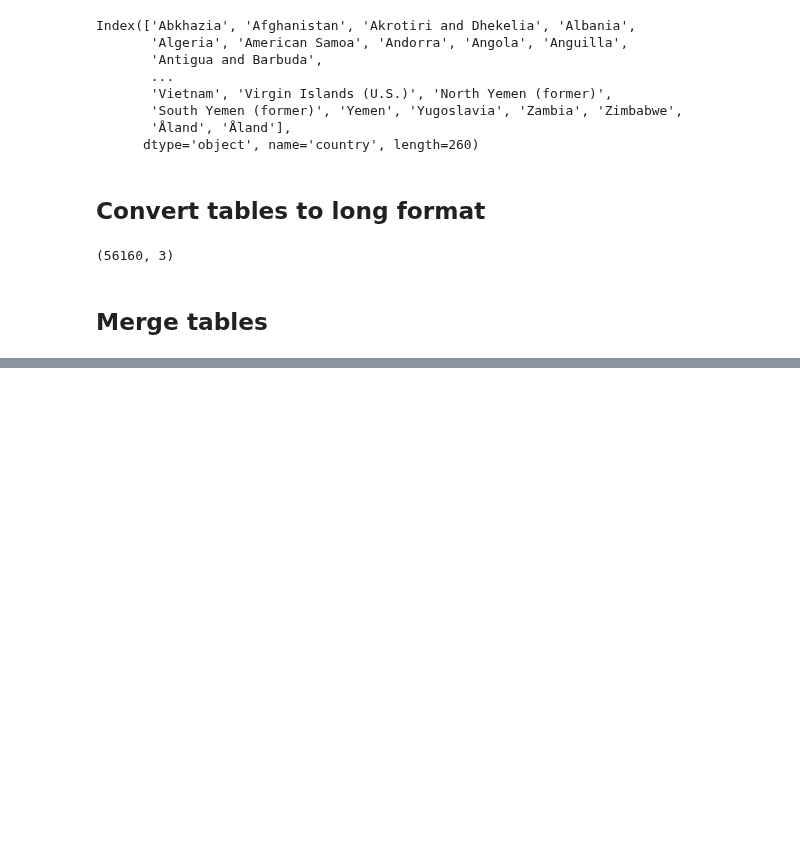
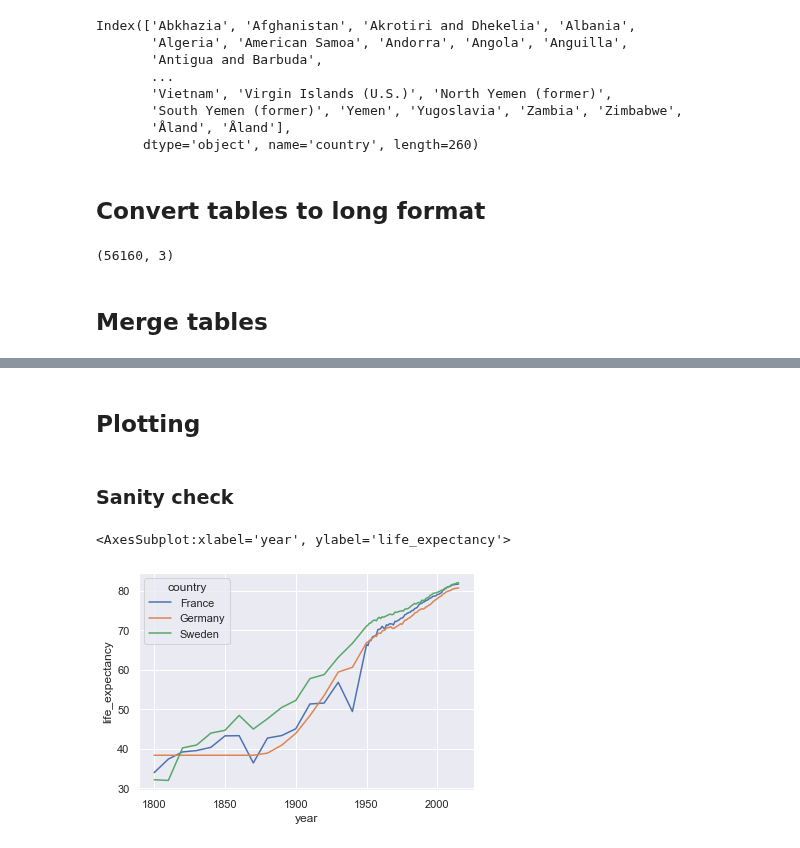
Before and after one commit to raphaelw/data-science-bootcamp, a Jupyter notebook: 01_week/weekly_project/animated_scatter_plot.ipynb, the cells around one changed output, grey strips where cells are left out. Cells and saved outputs as stored; diff of their text form; code cells hidden in the pictures; blank space fills up the shorter version.

```diff
--- a/01_week/weekly_project/animated_scatter_plot.ipynb
+++ b/01_week/weekly_project/animated_scatter_plot.ipynb
@@ -127,0 +148,12 @@ df
+# %% [markdown]
+## Plotting
+# %% [markdown]
+### Sanity check
+# %%
+sns.set()
+df_subset = df.loc[df['country'].isin(['France', 'Germany', 'Sweden'])]
+sns.lineplot(x='year', y='life_expectancy', hue='country',
+             data=df_subset)
+# %% [output]
+<AxesSubplot:xlabel='year', ylabel='life_expectancy'>
+[figure, added]
```
Also changed, not shown: parts of 9 cells of this notebook, 1 other file.
